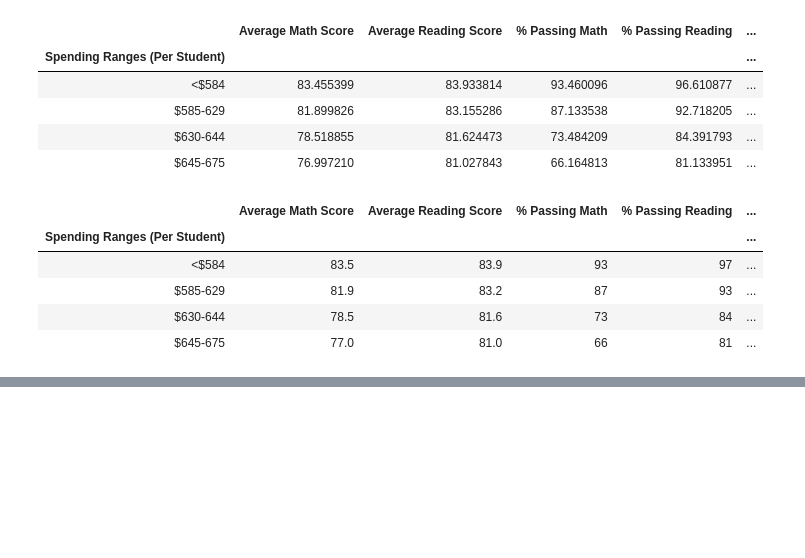
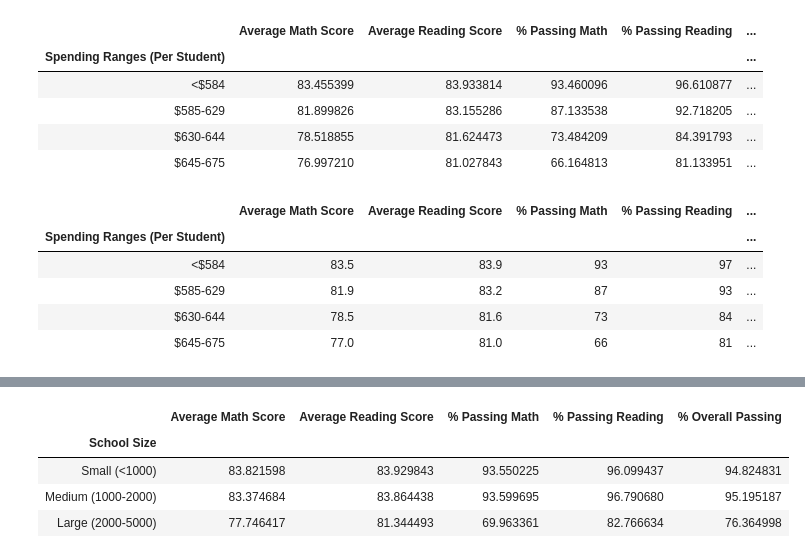
Before and after one commit to CLAMONT73/School_District_Analysis, a Jupyter notebook: PyCitySchools.ipynb, the cells around one changed output, grey strips where cells are left out. Saved outputs shown, nothing was run; the diff lists cells and outputs as text; code cells hidden in the pictures; blank space fills up the shorter version.

Commit message:
Scores by school size.

```diff
--- a/PyCitySchools.ipynb
+++ b/PyCitySchools.ipynb
@@ -1471,0 +1494,12 @@ spending_summary_df
+# %%
+# Establish the students per school bins as Small (< 1K students), Medium (1K-1999), and Large (2K-5K).
+
+size_bins = [0, 1000, 2000, 5000]
+
+group_names = ["Small (<1000)", "Medium (1000-2000)", "Large (2000-5000)"]
+# %%
+# Categorize spending based on the bins on a new "School Size" column, using the Small, Medium, & Large labels.
+
+per_school_summary_df["School Size"] = pd.cut(per_school_summary_df["Total Students"], size_bins, labels=group_names)
+
+per_school_summary_df.head()
@@ -1471,0 +1513,11 @@ spending_summary_df
+# %%
+# Calculate averages based on the new "School Size" column using groupby() and mean().
+
+size_math_scores = per_school_summary_df.groupby(["School Size"]).mean()["Average Math Score"]
+size_reading_scores = per_school_summary_df.groupby(["School Size"]).mean()["Average Reading Score"]
+size_passing_math = per_school_summary_df.groupby(["School Size"]).mean()["% Passing Math"]
+size_passing_reading = per_school_summary_df.groupby(["School Size"]).mean()["% Passing Reading"]
+
+# Calculate the overall passing percentage based on size.
+
+size_overall_passing = (size_passing_math + size_passing_reading) / 2
@@ -1471,0 +1533,17 @@ spending_summary_df
+# %%
+# Create a DataFrame for the scores by school size.
+
+size_summary_df = pd.DataFrame({
+    "Average Math Score": size_math_scores,
+    "Average Reading Score": size_reading_scores,
+    "% Passing Math": size_passing_math,
+    "% Passing Reading": size_passing_reading,
+    "% Overall Passing": size_overall_passing})
+# %%
+size_summary_df
+# %% [output]
+|  | Average Math Score | Average Reading Score | % Passing Math | % Passing Reading | % Overall Passing |
+| School Size |  |  |  |  |  |
+| Small (<1000) | 83.821598 | 83.929843 | 93.550225 | 96.099437 | 94.824831 |
+| Medium (1000-2000) | 83.374684 | 83.864438 | 93.599695 | 96.790680 | 95.195187 |
+| Large (2000-5000) | 77.746417 | 81.344493 | 69.963361 | 82.766634 | 76.364998 |
```
Also changed, not shown: parts of 5 cells of this notebook.
